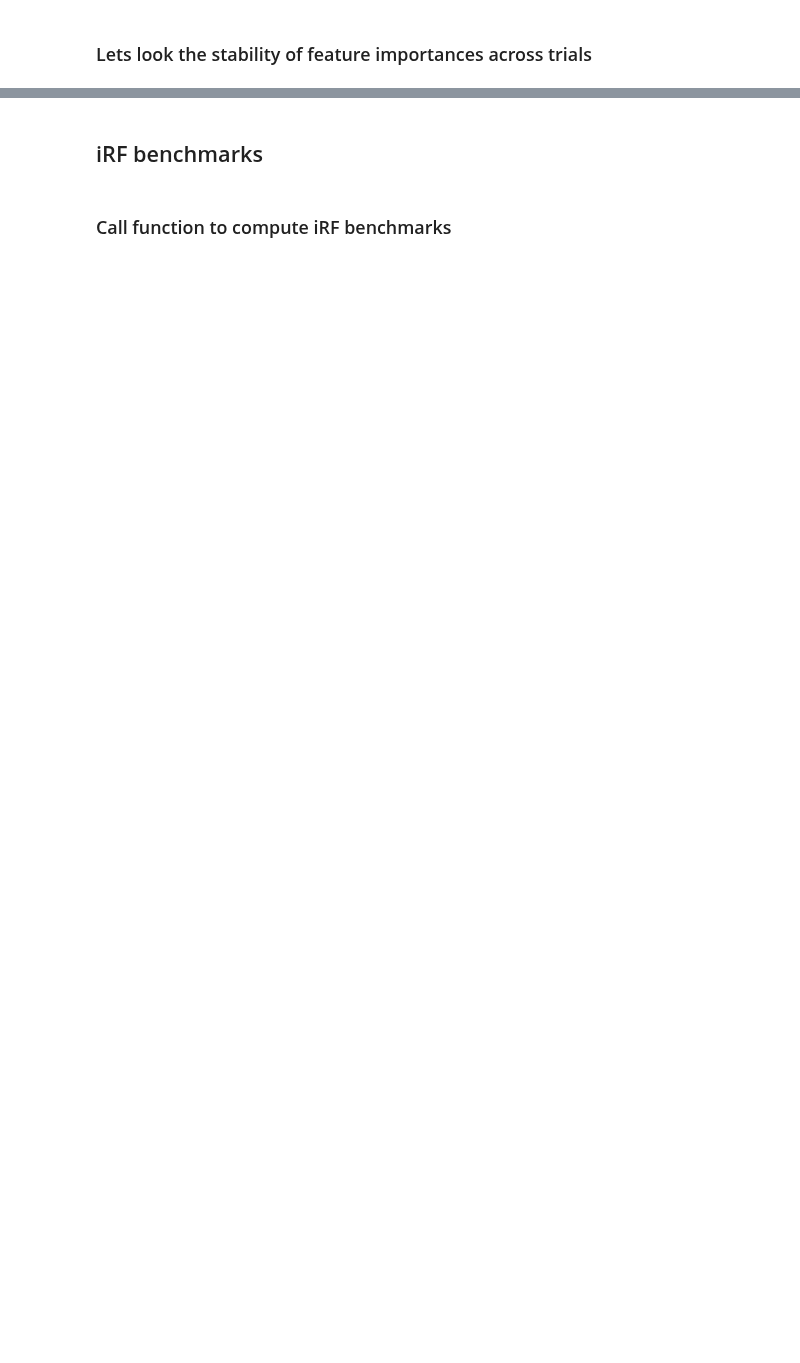
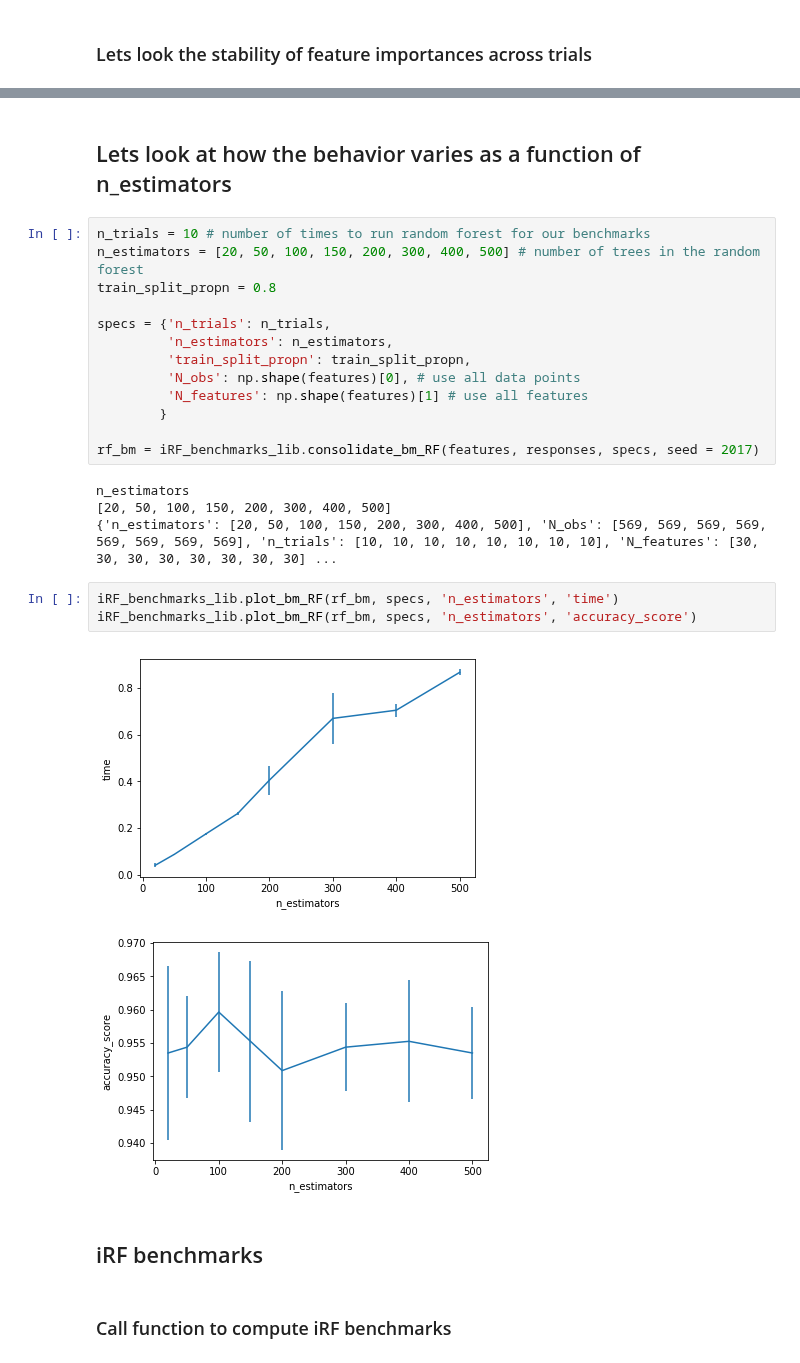
Before and after one commit to Yu-Group/scikit-learn-sandbox, a Jupyter notebook: jupyter/27_exploring_RF_benchmarks.ipynb, the cells around one changed output, grey strips where cells are left out. Drawn from its saved outputs; the diff is of its cells as text; blank space fills up the shorter version.

```diff
--- a/jupyter/27_exploring_RF_benchmarks.ipynb
+++ b/jupyter/27_exploring_RF_benchmarks.ipynb
@@ -108,3 +128,28 @@ trial9:  [255 263 261 266 267]
+# %% [markdown]
+## Lets look at how the behavior varies as a function of n_estimators
+# %%
+n_trials = 10 # number of times to run random forest for our benchmarks
+n_estimators = [20, 50, 100, 150, 200, 300, 400, 500] # number of trees in the random forest
+train_split_propn = 0.8
+
+specs = {'n_trials': n_trials,
+         'n_estimators': n_estimators,
+         'train_split_propn': train_split_propn,
+         'N_obs': np.shape(features)[0], # use all data points
+         'N_features': np.shape(features)[1] # use all features
+        }
+
+rf_bm = iRF_benchmarks_lib.consolidate_bm_RF(features, responses, specs, seed = 2017)
+# %% [output]
+n_estimators
+[20, 50, 100, 150, 200, 300, 400, 500]
+{'n_estimators': [20, 50, 100, 150, 200, 300, 400, 500], 'N_obs': [569, 569, 569, 569, 569, 569, 569, 569], 'n_trials': [10, 10, 10, 10, 10, 10, 10, 10], 'N_features': [30, 30, 30, 30, 30, 30, 30, 30] ...
+# %%
+iRF_benchmarks_lib.plot_bm_RF(rf_bm, specs, 'n_estimators', 'time')
+iRF_benchmarks_lib.plot_bm_RF(rf_bm, specs, 'n_estimators', 'accuracy_score')
+# %% [output]
+[figure, added]
+[figure, added]
 # %% [markdown]
 ## iRF benchmarks
 # %% [markdown]
```
Also changed, not shown: parts of 11 cells of this notebook, 4 other files.
